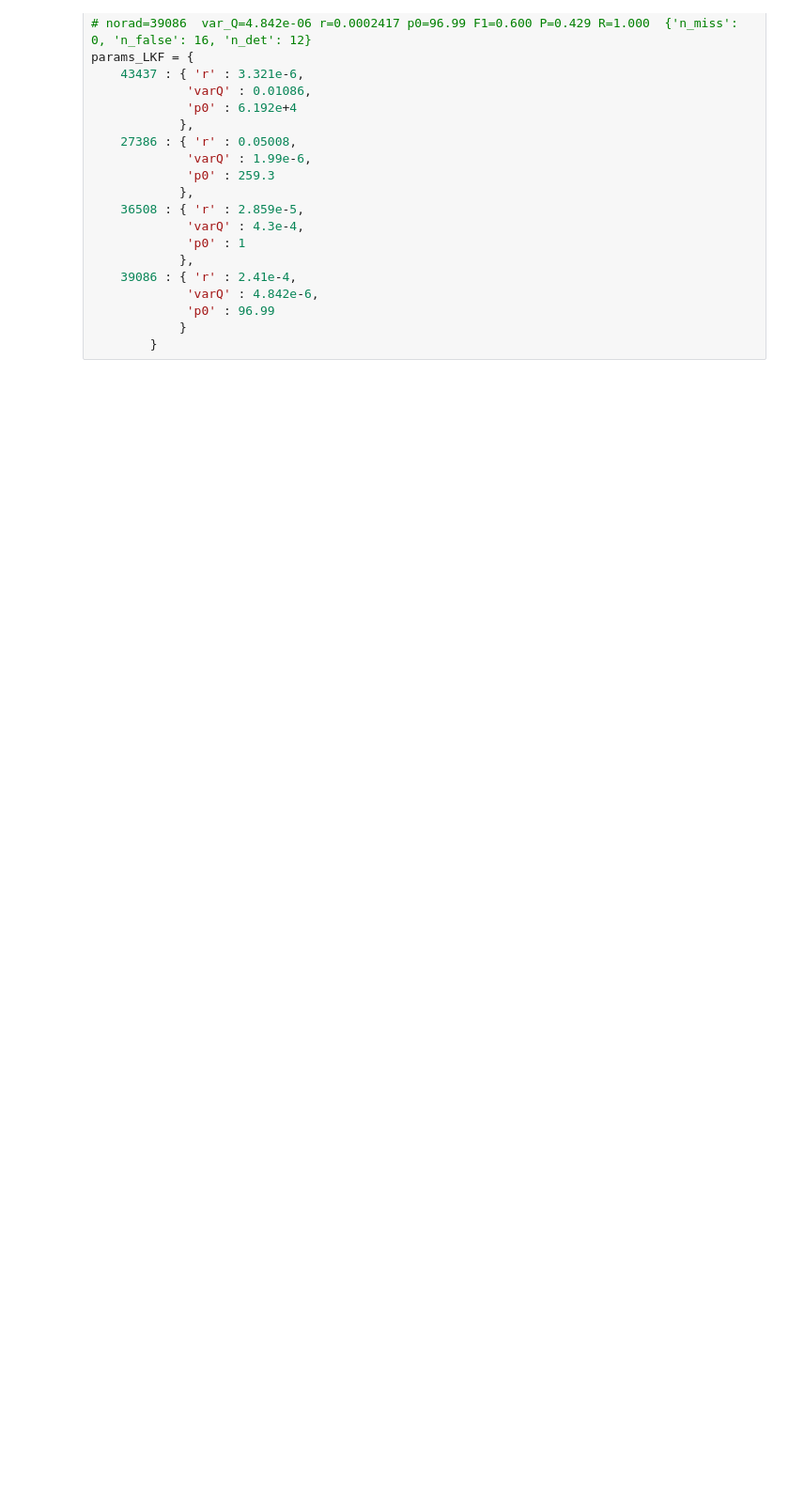
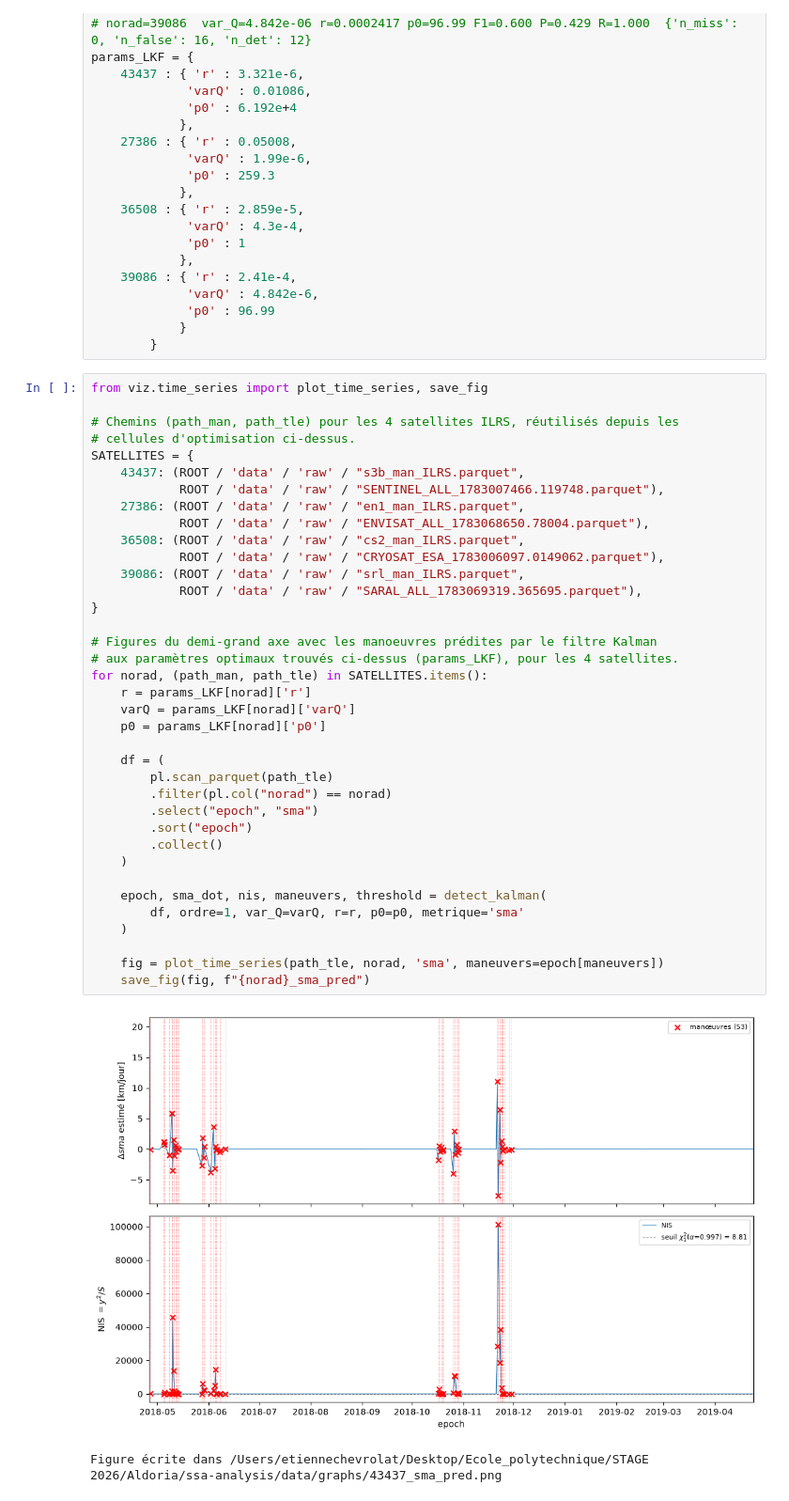
Before and after one commit to etiennechevrolat/ssa-analysis, a Jupyter notebook: src/optimisation_seuil/optimisation_seuil_KLF.ipynb, the cells around one changed output. Shown at 94% size. Saved outputs shown, nothing was run; the diff lists cells and outputs as text; blank space fills up the shorter version.

```diff
--- a/src/optimisation_seuil/optimisation_seuil_KLF.ipynb
+++ b/src/optimisation_seuil/optimisation_seuil_KLF.ipynb
@@ -274,3 +276,43 @@ params_LKF = {
              'p0' : 96.99
             }
         }
+# %%
+from viz.time_series import plot_time_series, save_fig
+
+# Chemins (path_man, path_tle) pour les 4 satellites ILRS, réutilisés depuis les
+# cellules d'optimisation ci-dessus.
+SATELLITES = {
+    43437: (ROOT / 'data' / 'raw' / "s3b_man_ILRS.parquet",
+            ROOT / 'data' / 'raw' / "SENTINEL_ALL_1783007466.119748.parquet"),
+    27386: (ROOT / 'data' / 'raw' / "en1_man_ILRS.parquet",
+            ROOT / 'data' / 'raw' / "ENVISAT_ALL_1783068650.78004.parquet"),
+    36508: (ROOT / 'data' / 'raw' / "cs2_man_ILRS.parquet",
+            ROOT / 'data' / 'raw' / "CRYOSAT_ESA_1783006097.0149062.parquet"),
+    39086: (ROOT / 'data' / 'raw' / "srl_man_ILRS.parquet",
+            ROOT / 'data' / 'raw' / "SARAL_ALL_1783069319.365695.parquet"),
+}
+
+# Figures du demi-grand axe avec les manoeuvres prédites par le filtre Kalman
+# aux paramètres optimaux trouvés ci-dessus (params_LKF), pour les 4 satellites.
+for norad, (path_man, path_tle) in SATELLITES.items():
+    r = params_LKF[norad]['r']
+    varQ = params_LKF[norad]['varQ']
+    p0 = params_LKF[norad]['p0']
+
+    df = (
+        pl.scan_parquet(path_tle)
+        .filter(pl.col("norad") == norad)
+        .select("epoch", "sma")
+        .sort("epoch")
+        .collect()
+    )
+
+    epoch, sma_dot, nis, maneuvers, threshold = detect_kalman(
+        df, ordre=1, var_Q=varQ, r=r, p0=p0, metrique='sma'
+    )
+
+    fig = plot_time_series(path_tle, norad, 'sma', maneuvers=epoch[maneuvers])
+    save_fig(fig, f"{norad}_sma_pred")
+# %% [output]
+[figure, added]
+Figure écrite dans /Users/etiennechevrolat/Desktop/Ecole_polytechnique/STAGE 2026/Aldoria/ssa-analysis/data/graphs/43437_sma_pred.png
```
Also changed, not shown: parts of 5 cells of this notebook, 2 other files.
